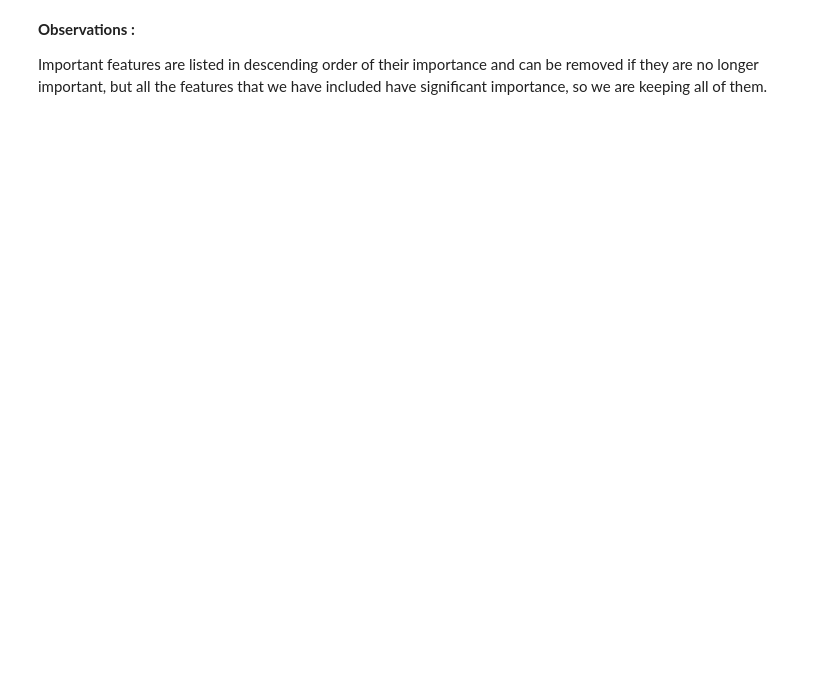
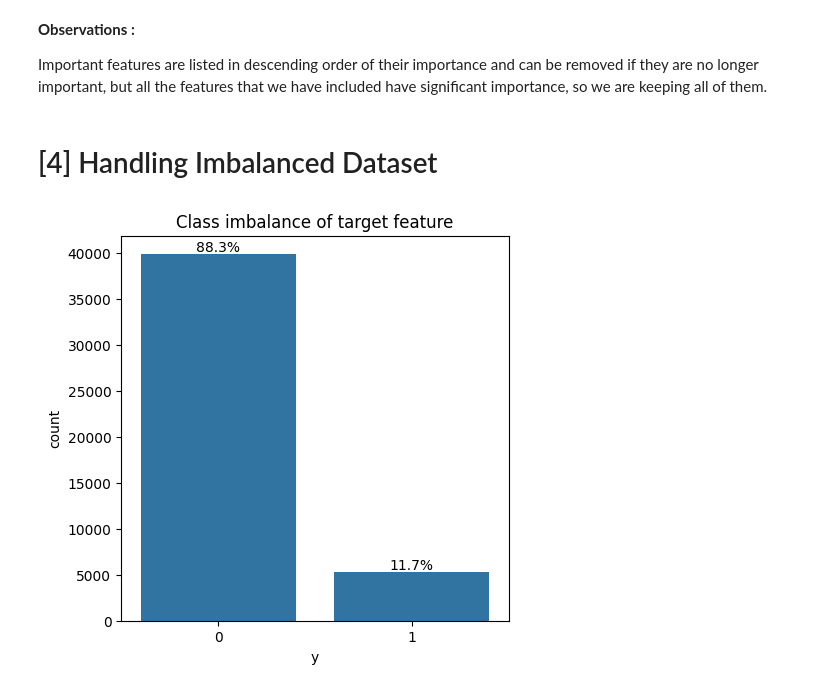
Before and after one commit to bimal-bp/Bank-Marketing-Effectiveness-Prediction-ML-Classification, a Jupyter notebook: project.ipynb, the cells around one changed output. Saved outputs shown, nothing was run; the diff lists cells and outputs as text; code cells hidden in the pictures; blank space fills up the shorter version.

```diff
--- a/project.ipynb
+++ b/project.ipynb
@@ -703,3 +705,15 @@ plt.show()
 **Observations :**
 
 Important features are listed in descending order of their importance and can be removed if they are no longer important, but all the features that we have included have significant importance, so we are keeping all of them.
+# %% [markdown]
+# [4] Handling Imbalanced Dataset
+# %%
+# Plotting bar graph to vizualize the class imbalance of target feature
+plt.figure(figsize=(5,5))
+plot=plt.subplot(111)
+sns.countplot(x=df['y'])
+plt.title('Class imbalance of target feature')
+annot_percent(plot)
+plt.show()
+# %% [output]
+[figure, added]
```
Also changed, not shown: parts of 10 cells of this notebook.
